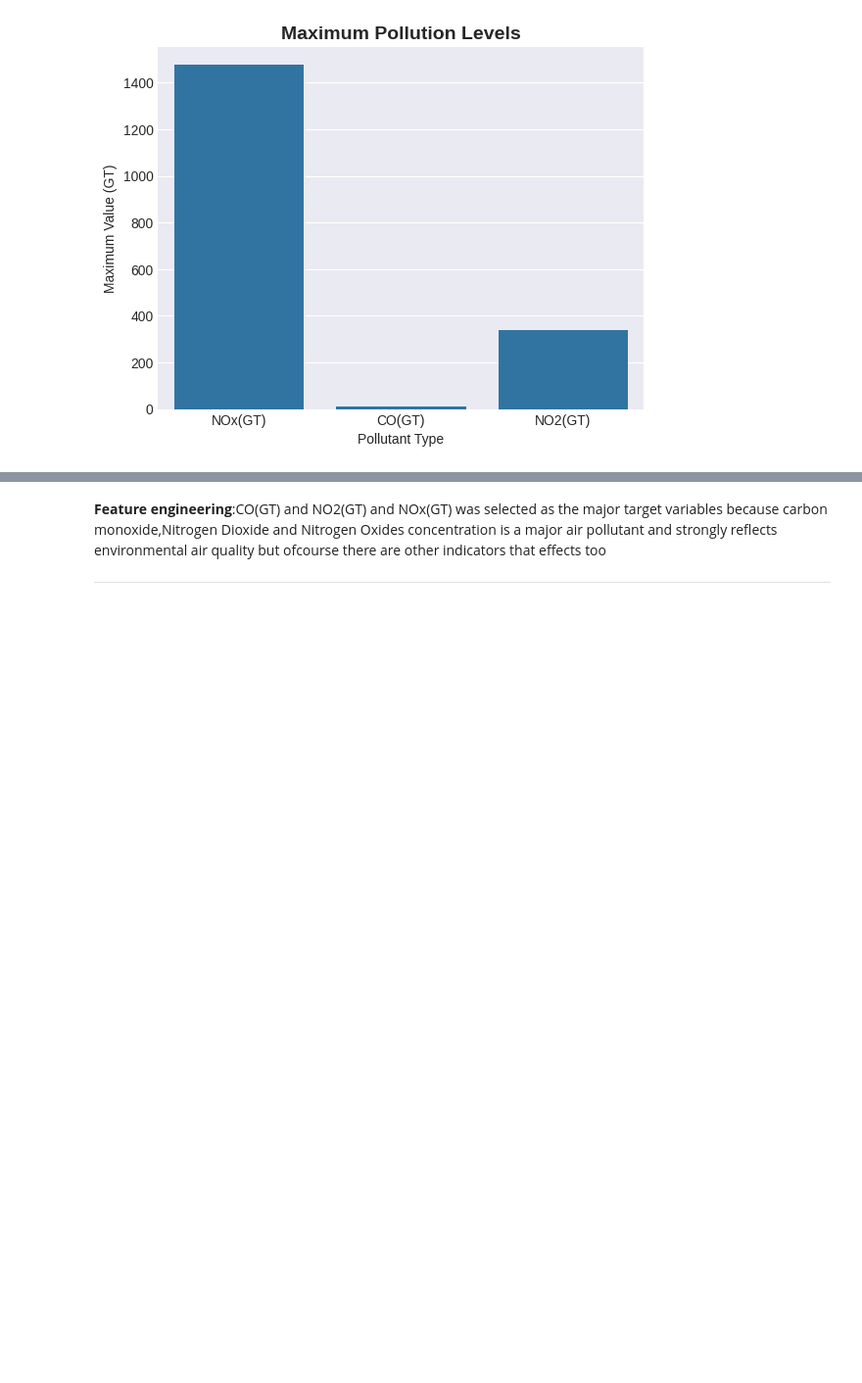
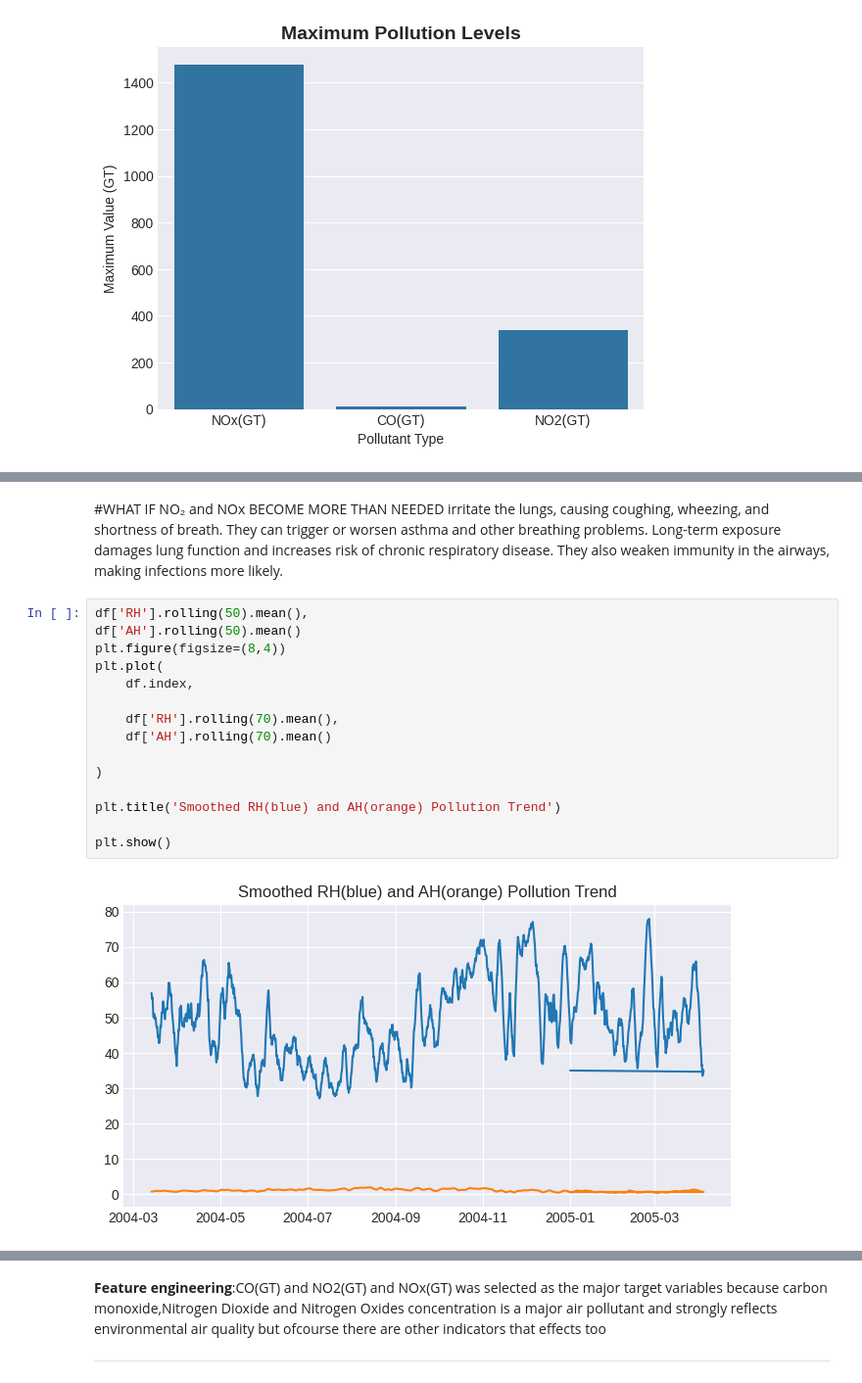
Before and after one commit to namharledba/Air-Quality-Prediction-Dashboard-, a Jupyter notebook: DataAnalysisFile.ipynb, the cells around one changed output, grey strips where cells are left out. Shown at 98% size. Cells and saved outputs as stored; diff of their text form; blank space fills up the shorter version.

```diff
--- a/DataAnalysisFile.ipynb
+++ b/DataAnalysisFile.ipynb
@@ -343,0 +369,23 @@ plt.show()
+# %% [markdown]
+#WHAT IF NO₂ and NOx BECOME MORE THAN NEEDED
+ irritate the lungs, causing coughing, wheezing, and shortness of breath.
+They can trigger or worsen asthma and other breathing problems.
+Long-term exposure damages lung function and increases risk of chronic respiratory disease.
+They also weaken immunity in the airways, making infections more likely.
+# %%
+df['RH'].rolling(50).mean(),
+df['AH'].rolling(50).mean()
+plt.figure(figsize=(8,4))
+plt.plot(
+    df.index,
+
+    df['RH'].rolling(70).mean(),
+    df['AH'].rolling(70).mean()
+
+)
+
+plt.title('Smoothed RH(blue) and AH(orange) Pollution Trend')
+
+plt.show()
+# %% [output]
+[figure, added]
```
Also changed, not shown: parts of 19 cells of this notebook.
